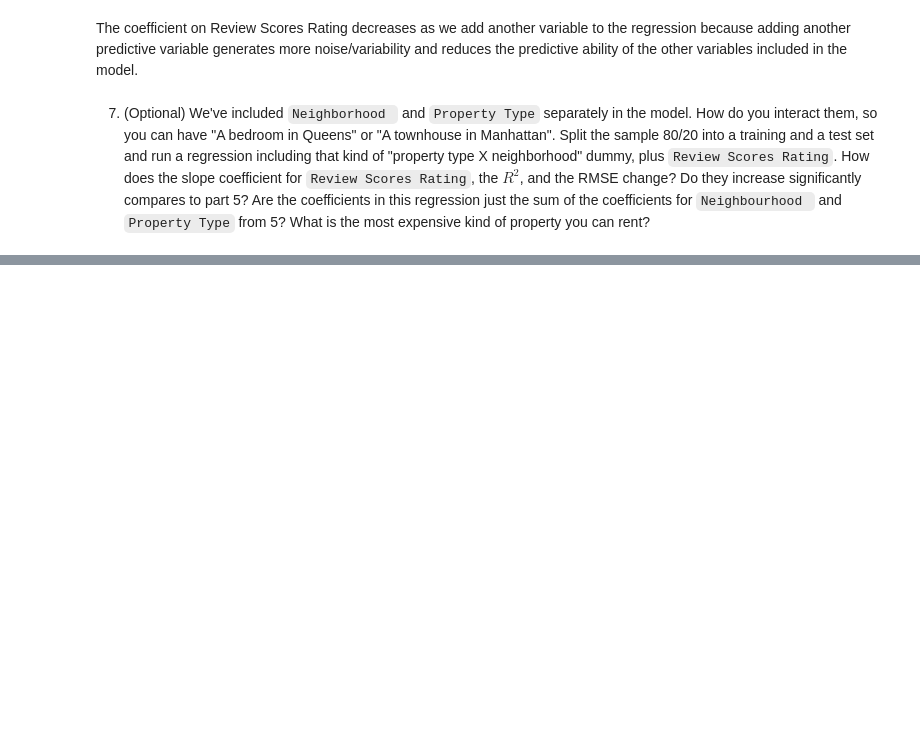
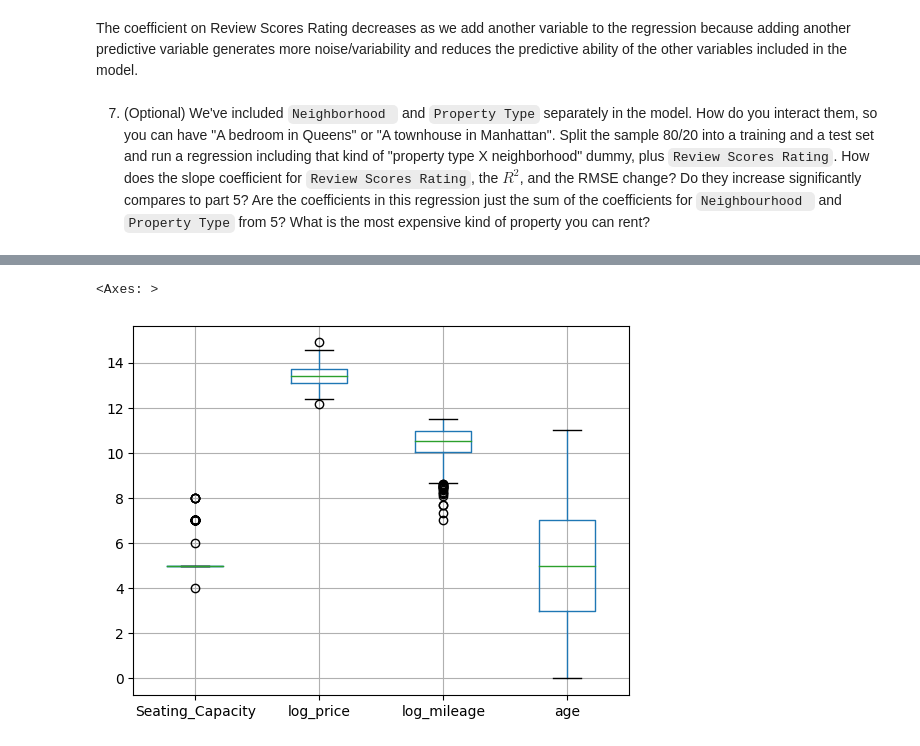
Before and after one commit to Nehach73/DS3001, a Jupyter notebook: linear_reg_assignment/linear_reg_assignment.ipynb, the cells around one changed output, grey strips where cells are left out. Cells and saved outputs as stored; diff of their text form; code cells hidden in the pictures; blank space fills up the shorter version.

```diff
--- a/linear_reg_assignment/linear_reg_assignment.ipynb
+++ b/linear_reg_assignment/linear_reg_assignment.ipynb
@@ -213,0 +242,6 @@ The coefficient on Review Scores Rating decreases as we add another variable to
+# %%
+dft = dft.drop(['Unnamed: 0'], axis = 1)
+dft.boxplot()
+# %% [output]
+<Axes: >
+[figure, added]
```
Also changed, not shown: parts of 13 cells of this notebook.
